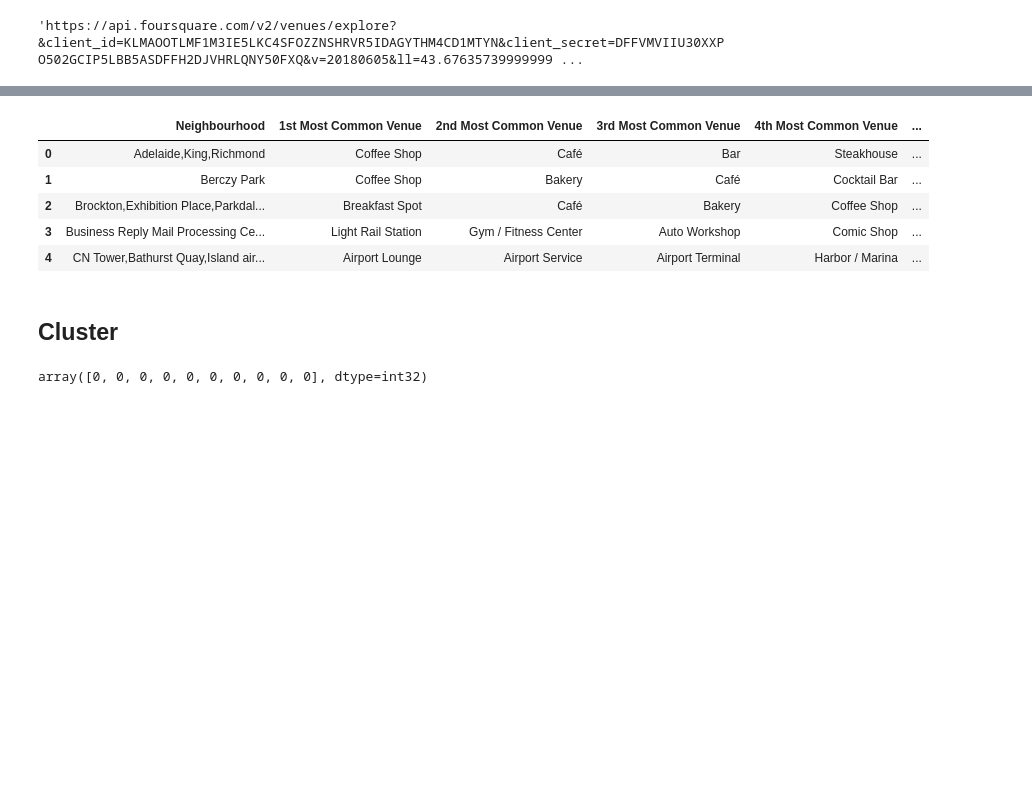
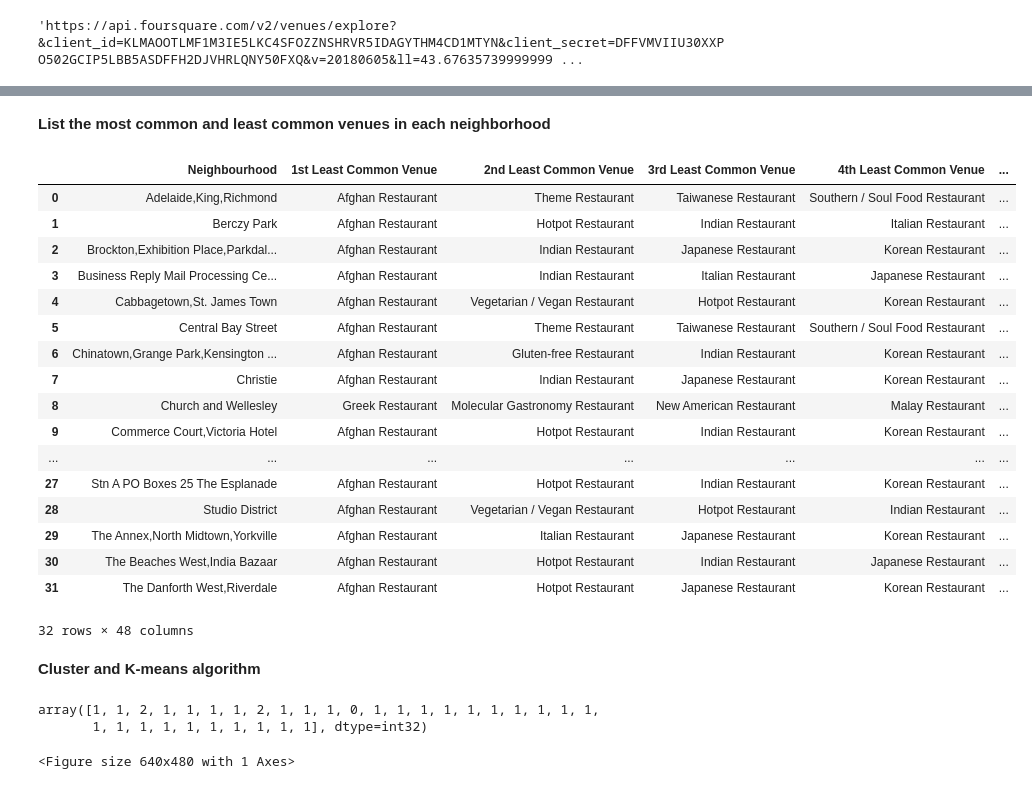
Before and after one commit to amsh1990/Coursera_Capstone, a Jupyter notebook: Toronto.ipynb, the cells around one changed output, grey strips where cells are left out. Saved outputs shown, nothing was run; the diff lists cells and outputs as text; code cells hidden in the pictures; blank space fills up the shorter version.

```diff
--- a/Toronto.ipynb
+++ b/Toronto.ipynb
@@ -479,0 +505,4 @@ Toronto_venues.head()
+# %%
+Toronto_foodvenuess=Toronto_venues[Toronto_venues['Venue Category'].str.contains(r"\bRestaurant\b", na= False)]
+print(Toronto_foodvenuess.shape)
+Toronto_foodvenuess.head(11)
@@ -479,0 +525,4 @@ Toronto_venues.head()
+# %%
+Toronto_foodvenues=Toronto_foodvenuess[~Toronto_foodvenuess['Venue Category'].str.match(r"\bRestaurant\b", na= False)]
+print(Toronto_foodvenues.shape)
+Toronto_foodvenues.head(11)
@@ -501,13 +564,13 @@ Toronto_venues.groupby('Neighbourhood').count()
 # %%
 # one hot encoding
-Toronto_onehot = pd.get_dummies(Toronto_venues[['Venue Category']], prefix="", prefix_sep="")
+Toronto_onehot = pd.get_dummies(Toronto_foodvenues[['Venue Category']], prefix="", prefix_sep="")
 
 # add neighborhood column back to dataframe
-Toronto_onehot['Neighbourhood'] = Toronto_venues['Neighbourhood']
+Toronto_onehot['Neighbourhood'] = Toronto_foodvenues['Neighbourhood']
 
 # move neighborhood column to the first column
 fixed_columns = [Toronto_onehot.columns[-1]] + list(Toronto_onehot.columns[:-1])
 Toronto_onehot = Toronto_onehot[fixed_columns]
 
-Toronto_onehot.head()
+Toronto_onehot.head(40)
 # %% [output]
@@ -573,42 +649,56 @@ for hood in Toronto_grouped['Neighbourhood']:
+# %% [markdown]
+**List the most common and least common venues in each neighborhood**
 # %%
 def return_most_common_venues(row, num_top_venues):
     row_categories = row.iloc[1:]
-    row_categories_sorted = row_categories.sort_values(ascending=False)
+    row_categories_sorted = row_categories.sort_values(ascending=True)
 
     return row_categories_sorted.index.values[0:num_top_venues]
 # %%
-num_top_venues = 10
+num_top_venues = 47
 
 indicators = ['st', 'nd', 'rd']
 
 # create columns according to number of top venues
 columns = ['Neighbourhood']
 for ind in np.arange(num_top_venues):
     try:
-        columns.append('{}{} Most Common Venue'.format(ind+1, indicators[ind]))
+        columns.append('{}{} Least Common Venue'.format(ind+1, indicators[ind]))
     except:
-        columns.append('{}th Most Common Venue'.format(ind+1))
+        columns.append('{}th Least Common Venue'.format(ind+1))
 
 # create a new dataframe
 neighborhoods_venues_sorted = pd.DataFrame(columns=columns)
 neighborhoods_venues_sorted['Neighbourhood'] = Toronto_grouped['Neighbourhood']
 
 for ind in np.arange(Toronto_grouped.shape[0]):
     neighborhoods_venues_sorted.iloc[ind, 1:] = return_most_common_venues(Toronto_grouped.iloc[ind, :], num_top_venues)
 
-neighborhoods_venues_sorted.head()
+neighborhoods_venues_sorted.head(40)
 # %% [output]
-|  | Neighbourhood | 1st Most Common Venue | 2nd Most Common Venue | 3rd Most Common Venue | 4th Most Common Venue | ... |
-| 0 | Adelaide,King,Richmond | Coffee Shop | Café | Bar | Steakhouse | ... |
-| 1 | Berczy Park | Coffee Shop | Bakery | Café | Cocktail Bar | ... |
-| 2 | Brockton,Exhibition Place,Parkdal... | Breakfast Spot | Café | Bakery | Coffee Shop | ... |
-| 3 | Business Reply Mail Processing Ce... | Light Rail Station | Gym / Fitness Center | Auto Workshop | Comic Shop | ... |
-| 4 | CN Tower,Bathurst Quay,Island air... | Airport Lounge | Airport Service | Airport Terminal | Harbor / Marina | ... |
+|  | Neighbourhood | 1st Least Common Venue | 2nd Least Common Venue | 3rd Least Common Venue | 4th Least Common Venue | ... |
+| 0 | Adelaide,King,Richmond | Afghan Restaurant | Theme Restaurant | Taiwanese Restaurant | Southern / Soul Food Restaurant | ... |
+| 1 | Berczy Park | Afghan Restaurant | Hotpot Restaurant | Indian Restaurant | Italian Restaurant | ... |
+| 2 | Brockton,Exhibition Place,Parkdal... | Afghan Restaurant | Indian Restaurant | Japanese Restaurant | Korean Restaurant | ... |
+| 3 | Business Reply Mail Processing Ce... | Afghan Restaurant | Indian Restaurant | Italian Restaurant | Japanese Restaurant | ... |
+| 4 | Cabbagetown,St. James Town | Afghan Restaurant | Vegetarian / Vegan Restaurant | Hotpot Restaurant | Korean Restaurant | ... |
+| 5 | Central Bay Street | Afghan Restaurant | Theme Restaurant | Taiwanese Restaurant | Southern / Soul Food Restaurant | ... |
+| 6 | Chinatown,Grange Park,Kensington ... | Afghan Restaurant | Gluten-free Restaurant | Indian Restaurant | Korean Restaurant | ... |
+| 7 | Christie | Afghan Restaurant | Indian Restaurant | Japanese Restaurant | Korean Restaurant | ... |
+| 8 | Church and Wellesley | Greek Restaurant | Molecular Gastronomy Restaurant | New American Restaurant | Malay Restaurant | ... |
+| 9 | Commerce Court,Victoria Hotel | Afghan Restaurant | Hotpot Restaurant | Indian Restaurant | Korean Restaurant | ... |
+| ... | ... | ... | ... | ... | ... | ... |
+| 27 | Stn A PO Boxes 25 The Esplanade | Afghan Restaurant | Hotpot Restaurant | Indian Restaurant | Korean Restaurant | ... |
+| 28 | Studio District | Afghan Restaurant | Vegetarian / Vegan Restaurant | Hotpot Restaurant | Indian Restaurant | ... |
+| 29 | The Annex,North Midtown,Yorkville | Afghan Restaurant | Italian Restaurant | Japanese Restaurant | Korean Restaurant | ... |
+| 30 | The Beaches West,India Bazaar | Afghan Restaurant | Hotpot Restaurant | Indian Restaurant | Japanese Restaurant | ... |
+| 31 | The Danforth West,Riverdale | Afghan Restaurant | Hotpot Restaurant | Japanese Restaurant | Korean Restaurant | ... |
+32 rows × 48 columns
 # %% [markdown]
-## Cluster
+**Cluster and K-means algorithm**
 # %%
 # set number of clusters
-kclusters = 5
+kclusters = 3
 
 Toronto_grouped_clustering = Toronto_grouped.drop('Neighbourhood', 1)
 
@@ -616,9 +706,31 @@ Toronto_grouped_clustering = Toronto_grouped.drop('Neighbourhood', 1)
 kmeans = KMeans(n_clusters=kclusters, random_state=0).fit(Toronto_grouped_clustering)
 
 # check cluster labels generated for each row in the dataframe
-kmeans.labels_[0:10]
+kmeans.labels_
 # %% [output]
-array([0, 0, 0, 0, 0, 0, 0, 0, 0, 0], dtype=int32)
+array([1, 1, 2, 1, 1, 1, 1, 2, 1, 1, 1, 0, 1, 1, 1, 1, 1, 1, 1, 1, 1, 1,
+       1, 1, 1, 1, 1, 1, 1, 1, 1, 1], dtype=int32)
+# %%
+from scipy.spatial.distance import cdist
+import matplotlib.pyplot as plt
+distortions = []
+K = range(1,10)
+for k in K:
+    kmeanModel = KMeans(n_clusters=k, random_state=0).fit(Toronto_grouped_clustering)
+    #kmeanModel.fit(istanbul_grouped_clustering)
+    distortions.append(sum(np.min(cdist(Toronto_grouped_clustering, kmeanModel.cluster_centers_, 'canberra'), axis=1)) / Toronto_grouped_clustering.shape[0])
+
+#There are different metric distance function for spatial distance.
+#I choose correlation instaed of euclidean because the canberra function gives me more clear view of elbow break point.
+
+# Plot the elbow
+plt.plot(K, distortions, 'bx-')
+plt.xlabel('k')
+plt.ylabel('Distortion')
+plt.title('The Elbow Method showing the optimal k')
+plt.show()
+# %% [output]
+<Figure size 640x480 with 1 Axes>
 # %%
 # add clustering labels
 neighborhoods_venues_sorted.insert(0, 'Cluster Labels', kmeans.labels_)
```
Also changed, not shown: parts of 33 cells of this notebook, 1 other file.
